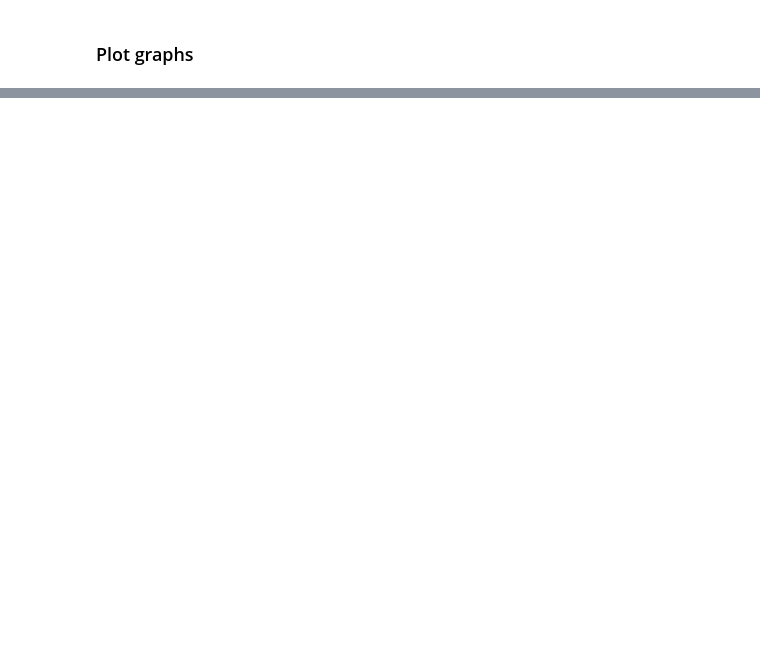
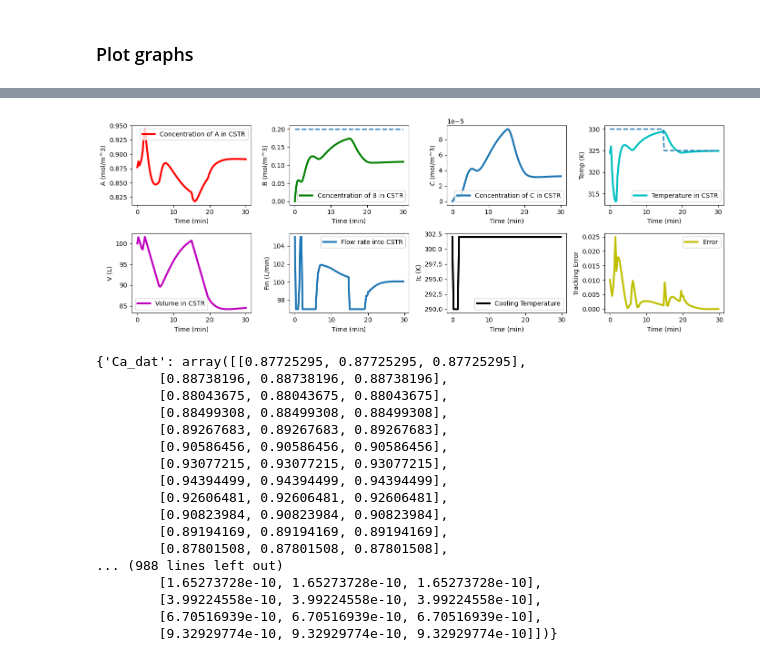
Before and after one commit to OptiMaL-PSE-Lab/DDO-4-ChemEng, a Jupyter notebook: Benchmarking/01_unconstrained/04_CSTR_PID_uncon_quantitative_benchmarking.ipynb, the cells around one changed output, grey strips where cells are left out. Saved outputs shown, nothing was run; the diff lists cells and outputs as text; code cells hidden in the pictures; blank space fills up the shorter version.

```diff
--- a/Benchmarking/01_unconstrained/04_CSTR_PID_uncon_quantitative_benchmarking.ipynb
+++ b/Benchmarking/01_unconstrained/04_CSTR_PID_uncon_quantitative_benchmarking.ipynb
@@ -136,0 +157,29 @@ ML4CE_uncon_graph_abs(
+# %%
+K_opt = trajectories['D32']['cstr_pid_f']['x_list']['TuRBO_Optimizer'][0][-1]
+# %%
+from CSTR_PID import *
+# # Example Use
+# iter_tot = 40
+CSTR = CSTRSimulation()
+# Kpowell, f_opt = opt_alg(CSTR.J_ControlCSTR, int(32), CSTR.boundsK, iter_tot)
+# print("Ks = ", Kpowell)
+CSTR.plot_result_ct(K_opt)
+# %% [output]
+[figure, added]
+{'Ca_dat': array([[0.87725295, 0.87725295, 0.87725295],
+        [0.88738196, 0.88738196, 0.88738196],
+        [0.88043675, 0.88043675, 0.88043675],
+        [0.88499308, 0.88499308, 0.88499308],
+        [0.89267683, 0.89267683, 0.89267683],
+        [0.90586456, 0.90586456, 0.90586456],
+        [0.93077215, 0.93077215, 0.93077215],
+        [0.94394499, 0.94394499, 0.94394499],
+        [0.92606481, 0.92606481, 0.92606481],
+        [0.90823984, 0.90823984, 0.90823984],
+        [0.89194169, 0.89194169, 0.89194169],
+        [0.87801508, 0.87801508, 0.87801508],
+... (988 lines left out)
+        [1.65273728e-10, 1.65273728e-10, 1.65273728e-10],
+        [3.99224558e-10, 3.99224558e-10, 3.99224558e-10],
+        [6.70516939e-10, 6.70516939e-10, 6.70516939e-10],
+        [9.32929774e-10, 9.32929774e-10, 9.32929774e-10]])}
```
Also changed, not shown: parts of 6 cells of this notebook, 11 other files.
